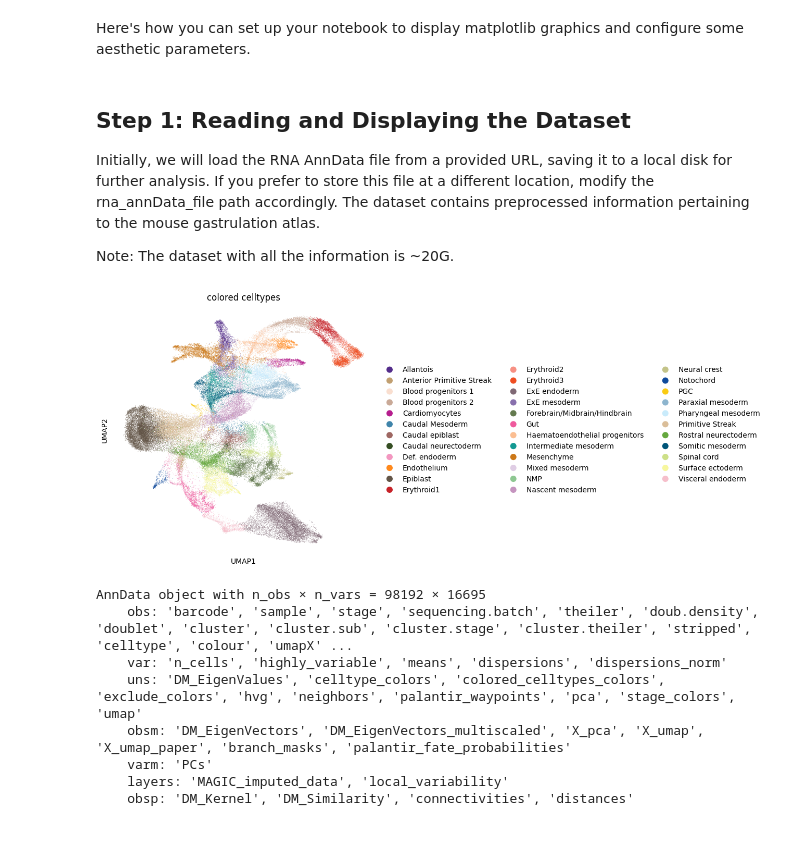
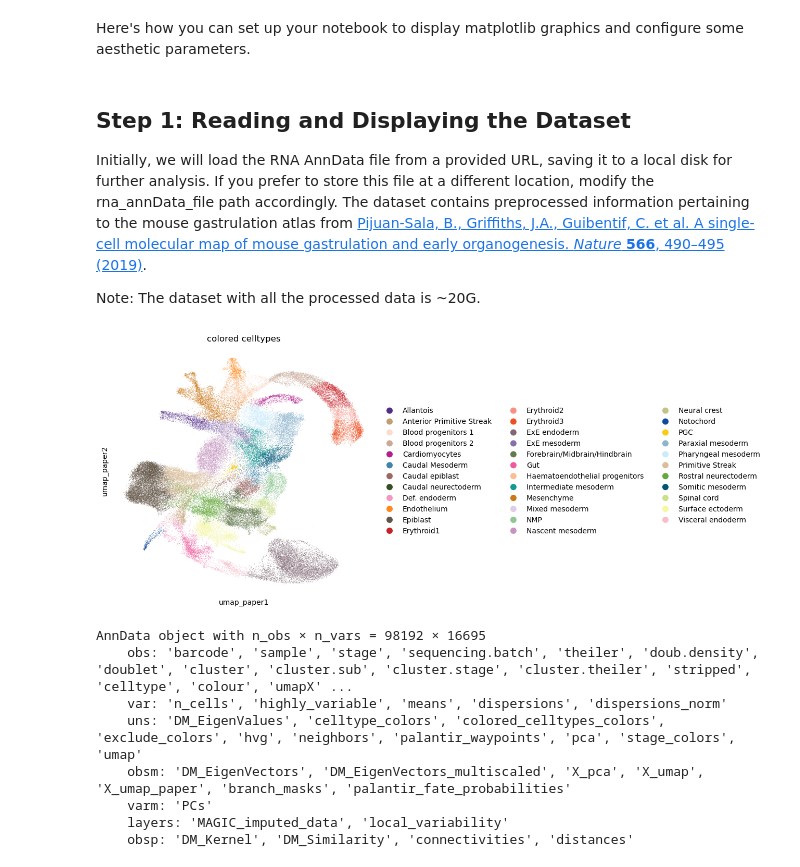
Before and after one commit to settylab/Mellon, a Jupyter notebook: notebooks/time-series_tutorial.ipynb, the cells around one changed output. Drawn from its saved outputs; the diff is of its cells as text; code cells hidden in the pictures; blank space fills up the shorter version.

```diff
--- a/notebooks/time-series_tutorial.ipynb
+++ b/notebooks/time-series_tutorial.ipynb
@@ -34,16 +34,16 @@ matplotlib.rcParams["axes.spines.right"] = False
 # %% [markdown]
 ## Step 1: Reading and Displaying the Dataset
 
-Initially, we will load the RNA AnnData file from a provided URL, saving it to a local disk for further analysis. If you prefer to store this file at a different location, modify the rna_annData_file path accordingly. The dataset contains preprocessed information pertaining to the mouse gastrulation atlas.
+Initially, we will load the RNA AnnData file from a provided URL, saving it to a local disk for further analysis. If you prefer to store this file at a different location, modify the rna_annData_file path accordingly. The dataset contains preprocessed information pertaining to the mouse gastrulation atlas from [Pijuan-Sala, B., Griffiths, J.A., Guibentif, C. et al. A single-cell molecular map of mouse gastrulation and early organogenesis. *Nature* **566**, 490–495 (2019)](https://doi.org/10.1038/s41586-019-0933-9).
 
-Note: The dataset with all the information is ~20G.
+Note: The dataset with all the processed data is ~20G.
 # %%
 url = "https://fh-pi-setty-m-eco-public.s3.amazonaws.com/mellon-tutorial/preprocessed_mouse-gastrulation-atlas.h5ad"
 annData_file = "data/preprocessed_mouse-gastrulation-atlas.h5ad"
 ad = sc.read(annData_file, backup_url=url)
-sc.pl.scatter(ad, basis="umap", color="colored_celltypes")
+sc.pl.scatter(ad, basis="umap_paper", color="colored_celltypes")
 # %% [output]
-[figure, old version]
+[figure, new version]
 # %%
 ad
 # %% [output]
```
Also changed, not shown: parts of 6 cells of this notebook.
